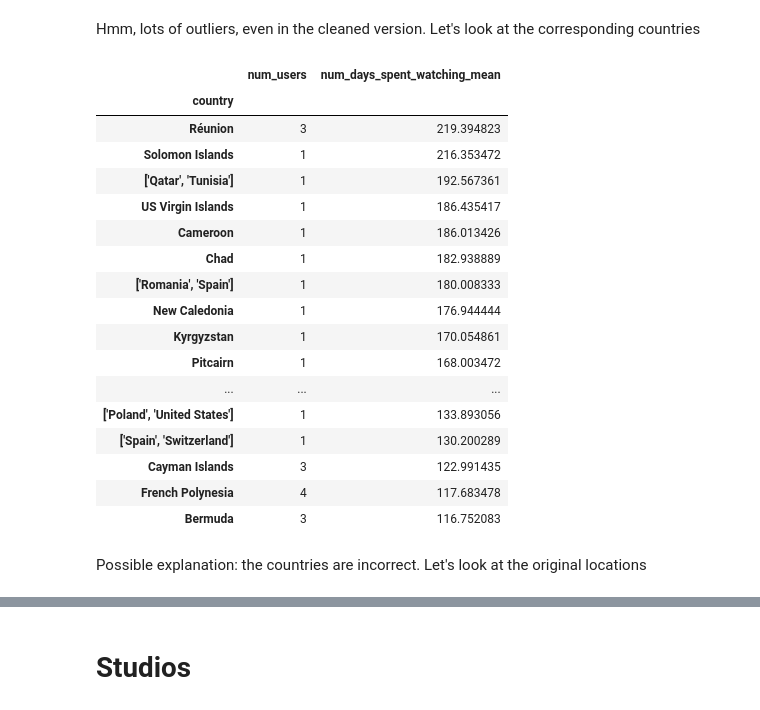
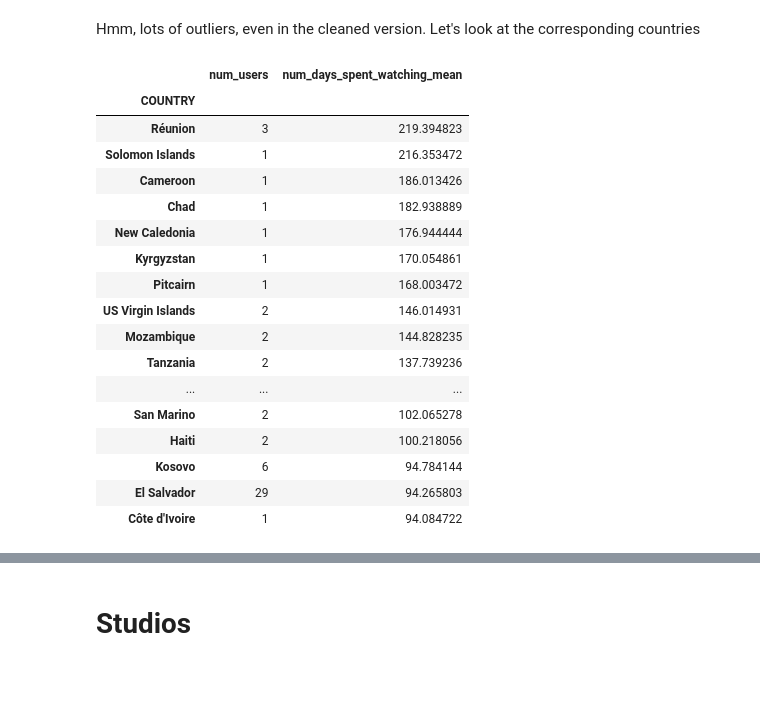
Before and after one commit to com-480-data-visualization/project-2023-vizmoica, a Jupyter notebook: preprocessing/eda_country.ipynb, the cells around one changed output, grey strips where cells are left out. Cells and saved outputs as stored; diff of their text form; code cells hidden in the pictures; blank space fills up the shorter version.

```diff
--- a/preprocessing/eda_country.ipynb
+++ b/preprocessing/eda_country.ipynb
@@ -194,0 +272,9 @@ centroids[centroids["COUNTRY"].str.contains("Congo")]
+# %%
+df_ltc_clean = pd.read_csv(data / "location_to_country_clean.csv")
+
+# whenever there is "Russia" in the second column, rename it to "Russian Federation"
+# df_location_to_country_sorted.loc[df_location_to_country_sorted["country"] == "Russia", "country"] = "Russian Federation"
+
+df_ltc_clean.sort_values(["country", "location"], ascending=[True, True]).to_csv(
+    data / "location_to_country_clean.csv", index=False
+)
@@ -195,8 +283,5 @@ centroids[centroids["COUNTRY"].str.contains("Congo")]
 # %%
-# df_location_country_clean = df_location_to_country_sorted[
-#     ~df_location_to_country_sorted["country"].str.contains(",")
-# ]
-df_location_country_clean = df_location_to_country_sorted
-
 # transform as a dictionary
-location_country_clean = df_location_country_clean.set_index("location")["country"].to_dict()
+dict_ltc = df_ltc_clean.set_index("location")["country"].to_dict()
+users.loc[:, "country"] = users.loc[:, "location"].map(dict_ltc)
+users
@@ -375,7 +665,15 @@ Let us look only at the countries which count many users (say, more than 1000)
 # %%
-df_days_spent_watching = users_cleaned.groupby("country").agg({"user_id": "nunique", "user_days_spent_watching": "mean"}).sort_values(by="user_days_spent_watching", ascending=False)
+# group users by country and calculate the average "user_days_spent_watching"
+users_cleaned["user_days_spent_watching"] = users_cleaned[
+    "user_days_spent_watching"
+].astype(float)
+
+df_days_spent_watching = (
+    users_cleaned.groupby("COUNTRY")
+    .agg({"user_id": "nunique", "user_days_spent_watching": "mean"})
+    .sort_values(by="user_days_spent_watching", ascending=False)
+)
 df_days_spent_watching.columns = ["num_users", "num_days_spent_watching_mean"]
-df_days_spent_watching = df_days_spent_watching.sort_values(by="num_users", ascending=False)
 df_days_spent_watching
 # %% [output]
 |  | num_users | num_days_spent_watching_mean |
@@ -415,25 +740,25 @@ Name: num_days_spent_watching_mean, dtype: float64
 # %% [markdown]
 Hmm, lots of outliers, even in the cleaned version. Let's look at the corresponding countries
 # %%
-df_days_spent_watching.sort_values(by="num_days_spent_watching_mean", ascending=False)[:20]
+df_days_spent_watching.sort_values(by="num_days_spent_watching_mean", ascending=False)[
+    :20
+]
 # %% [output]
 |  | num_users | num_days_spent_watching_mean |
-| country |  |  |
+| COUNTRY |  |  |
 | Réunion | 3 | 219.394823 |
 | Solomon Islands | 1 | 216.353472 |
-| ['Qatar', 'Tunisia'] | 1 | 192.567361 |
-| US Virgin Islands | 1 | 186.435417 |
 | Cameroon | 1 | 186.013426 |
 | Chad | 1 | 182.938889 |
-| ['Romania', 'Spain'] | 1 | 180.008333 |
 | New Caledonia | 1 | 176.944444 |
 | Kyrgyzstan | 1 | 170.054861 |
 | Pitcairn | 1 | 168.003472 |
+| US Virgin Islands | 2 | 146.014931 |
+| Mozambique | 2 | 144.828235 |
+| Tanzania | 2 | 137.739236 |
 | ... | ... | ... |
-| ['Poland', 'United States'] | 1 | 133.893056 |
-| ['Spain', 'Switzerland'] | 1 | 130.200289 |
-| Cayman Islands | 3 | 122.991435 |
-| French Polynesia | 4 | 117.683478 |
-| Bermuda | 3 | 116.752083 |
+| San Marino | 2 | 102.065278 |
+| Haiti | 2 | 100.218056 |
+| Kosovo | 6 | 94.784144 |
+| El Salvador | 29 | 94.265803 |
+| Côte d'Ivoire | 1 | 94.084722 |
-# %% [markdown]
-Possible explanation: the countries are incorrect. Let's look at the original locations
```
Also changed, not shown: parts of 89 cells of this notebook, 5 other files.
